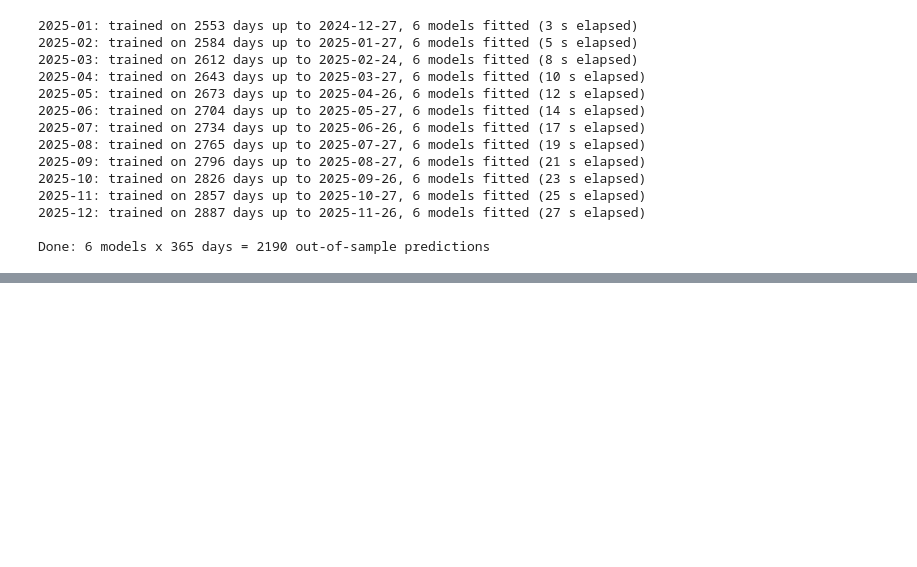
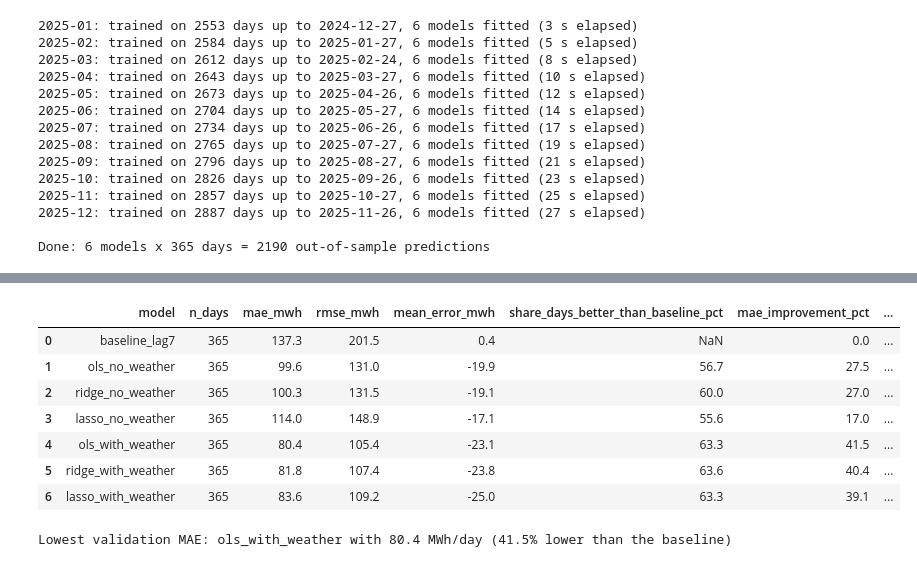
Before and after one commit to LaraMileto/DSF_forecasting_electricity_consumption_Basel, a Jupyter notebook: code/06_linear_models.ipynb, the cells around one changed output, grey strips where cells are left out. Cells and saved outputs as stored; diff of their text form; code cells hidden in the pictures; blank space fills up the shorter version.

```diff
--- a/code/06_linear_models.ipynb
+++ b/code/06_linear_models.ipynb
@@ -524,0 +535,40 @@ Done: 6 models x 365 days = 2190 out-of-sample predictions
+# %%
+# Overall 2025 validation performance: baseline vs. the six linear models (identical 365 dates)
+MODEL_ORDER = ["baseline_lag7"] + [f"{m}_{s}" for s in SPECS for m in MODEL_NAMES]
+
+all_pred = pd.concat([
+    baseline_pred[["date", "model", "actual_mwh", "predicted_mwh", "prediction_error_mwh", "absolute_error_mwh"]],
+    linear_pred[["date", "model", "actual_mwh", "predicted_mwh", "prediction_error_mwh", "absolute_error_mwh"]],
+], ignore_index=True)
+
+# The actual values must be identical for every model on every date
+actual_per_date = all_pred.groupby("date")["actual_mwh"].agg(["min", "max"])
+assert np.allclose(actual_per_date["min"], actual_per_date["max"]), "Actual values differ between models"
+
+baseline_abs_error = baseline_pred.set_index("date")["absolute_error_mwh"]
+rows = []
+for label in MODEL_ORDER:
+    g = all_pred[all_pred["model"] == label]
+    beats_baseline = (g.set_index("date")["absolute_error_mwh"] < baseline_abs_error).mean()
+    rows.append({"model": label, **compute_metrics(g["actual_mwh"], g["predicted_mwh"]),
+                 "share_days_better_than_baseline_pct": np.nan if label == "baseline_lag7" else 100 * beats_baseline})
+comparison = pd.DataFrame(rows)
+
+base_mae, base_rmse = comparison.loc[comparison["model"] == "baseline_lag7", ["mae_mwh", "rmse_mwh"]].iloc[0]
+comparison["mae_improvement_pct"] = 100 * (1 - comparison["mae_mwh"] / base_mae)
+comparison["rmse_improvement_pct"] = 100 * (1 - comparison["rmse_mwh"] / base_rmse)
+display(comparison.round(1))
+
+best = comparison.iloc[1:].sort_values("mae_mwh").iloc[0]
+print(f"Lowest validation MAE: {best['model']} with {best['mae_mwh']:.1f} MWh/day "
+      f"({best['mae_improvement_pct']:.1f}% lower than the baseline)")
+# %% [output]
+|  | model | n_days | mae_mwh | rmse_mwh | mean_error_mwh | share_days_better_than_baseline_pct | mae_improvement_pct | ... |
+| 0 | baseline_lag7 | 365 | 137.3 | 201.5 | 0.4 | NaN | 0.0 | ... |
+| 1 | ols_no_weather | 365 | 99.6 | 131.0 | -19.9 | 56.7 | 27.5 | ... |
+| 2 | ridge_no_weather | 365 | 100.3 | 131.5 | -19.1 | 60.0 | 27.0 | ... |
+| 3 | lasso_no_weather | 365 | 114.0 | 148.9 | -17.1 | 55.6 | 17.0 | ... |
+| 4 | ols_with_weather | 365 | 80.4 | 105.4 | -23.1 | 63.3 | 41.5 | ... |
+| 5 | ridge_with_weather | 365 | 81.8 | 107.4 | -23.8 | 63.6 | 40.4 | ... |
+| 6 | lasso_with_weather | 365 | 83.6 | 109.2 | -25.0 | 63.3 | 39.1 | ... |
+Lowest validation MAE: ols_with_weather with 80.4 MWh/day (41.5% lower than the baseline)
```
Also changed, not shown: parts of 5 cells of this notebook, 1 other file.
